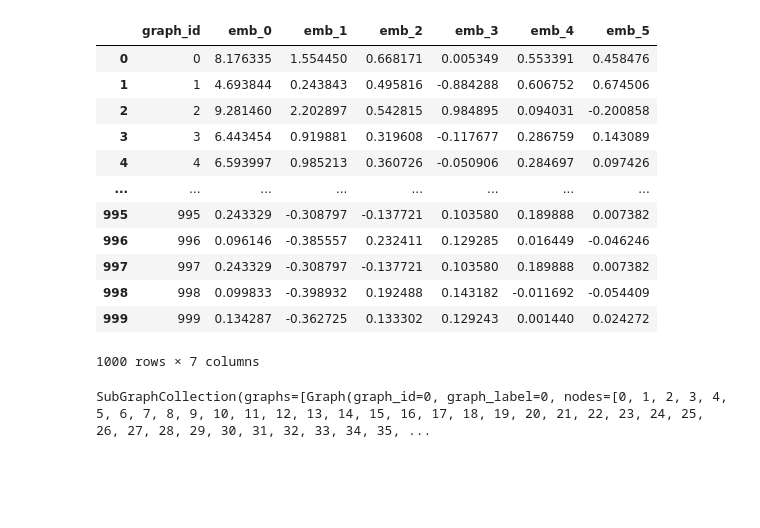
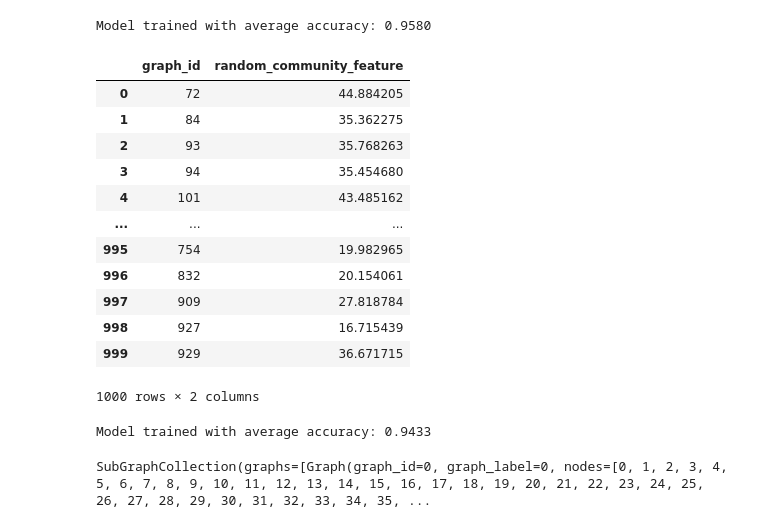
Before and after one commit to ashdehghan/NEExT, a Jupyter notebook: experiments/graph_splitter.ipynb, the cells around one changed output. Saved outputs shown, nothing was run; the diff lists cells and outputs as text; code cells hidden in the pictures; blank space fills up the shorter version.

Commit message:
Embedding modes, docs

```diff
--- a/experiments/graph_splitter.ipynb
+++ b/experiments/graph_splitter.ipynb
@@ -48,36 +50,3 @@ node_features = NodeFeatures(subgraph_collection, feature_list=["random_communit
 
 structural_features = structural_node_features.compute()
 features = node_features.compute()
-# %%
-from NEExT.graph_embeddings import GraphEmbeddings
-
-# two different
-
-mode = 'A'
-
-if mode == 'A':
-    graph_embeddings = GraphEmbeddings(
-        graph_collection=subgraph_collection,
-        features=structural_features,
-        embedding_algorithm="approx_wasserstein",
-        embedding_dimension=6,
-        random_state=42,
-    )
-
-    embeddings = graph_embeddings.compute()
-# %%
-embeddings.embeddings_df
-# %% [output]
-|  | graph_id | emb_0 | emb_1 | emb_2 | emb_3 | emb_4 | emb_5 |
-| 0 | 0 | 8.176335 | 1.554450 | 0.668171 | 0.005349 | 0.553391 | 0.458476 |
-| 1 | 1 | 4.693844 | 0.243843 | 0.495816 | -0.884288 | 0.606752 | 0.674506 |
-| 2 | 2 | 9.281460 | 2.202897 | 0.542815 | 0.984895 | 0.094031 | -0.200858 |
-| 3 | 3 | 6.443454 | 0.919881 | 0.319608 | -0.117677 | 0.286759 | 0.143089 |
-| 4 | 4 | 6.593997 | 0.985213 | 0.360726 | -0.050906 | 0.284697 | 0.097426 |
-| ... | ... | ... | ... | ... | ... | ... | ... |
-| 995 | 995 | 0.243329 | -0.308797 | -0.137721 | 0.103580 | 0.189888 | 0.007382 |
-| 996 | 996 | 0.096146 | -0.385557 | 0.232411 | 0.129285 | 0.016449 | -0.046246 |
-| 997 | 997 | 0.243329 | -0.308797 | -0.137721 | 0.103580 | 0.189888 | 0.007382 |
-| 998 | 998 | 0.099833 | -0.398932 | 0.192488 | 0.143182 | -0.011692 | -0.054409 |
-| 999 | 999 | 0.134287 | -0.362725 | 0.133302 | 0.129243 | 0.001440 | 0.024272 |
-1000 rows × 7 columns
@@ -84,3 +97,47 @@ embeddings.embeddings_df
+# %%
+ml_models = MLModels(
+    graph_collection=subgraph_collection,
+    data_df=embeddings.embeddings_df,
+    model_type='classifier',
+)
+
+results = ml_models.compute()
+print(f"Model trained with average accuracy: {np.mean(results['accuracy']):.4f}")
+# %% [output]
+Model trained with average accuracy: 0.9580
+# %%
+central_node_features = [
+    pd.DataFrame(graph.node_attributes).T.reset_index().rename(columns={'index': 'graph_id'}).drop(columns=['community_id', 'is_outlier'])
+    for graph in graph_collection.graphs
+][0]
+central_node_features
+# pd.DataFrame(graph_collection.graphs[0].node_attributes).T.reset_index()
+#
+# %% [output]
+|  | graph_id | random_community_feature |
+| 0 | 72 | 44.884205 |
+| 1 | 84 | 35.362275 |
+| 2 | 93 | 35.768263 |
+| 3 | 94 | 35.454680 |
+| 4 | 101 | 43.485162 |
+| ... | ... | ... |
+| 995 | 754 | 19.982965 |
+| 996 | 832 | 20.154061 |
+| 997 | 909 | 27.818784 |
+| 998 | 927 | 16.715439 |
+| 999 | 929 | 36.671715 |
+1000 rows × 2 columns
+# %%
+ml_models = MLModels(
+    graph_collection=subgraph_collection,
+    data_df=central_node_features,
+    model_type='classifier',
+)
+
+results = ml_models.compute()
+print(f"Model trained with average accuracy: {np.mean(results['accuracy']):.4f}")
+# %% [output]
+Model trained with average accuracy: 0.9433
 # %%
 # add feautres relevant to the ego net, for example distributions of features
 from NEExT.subgraph_dataset import combine_structural_with_egonet_features, egonet_features, egonet_node_role_features
```
Also changed, not shown: parts of 3 cells of this notebook, 2 other files.
